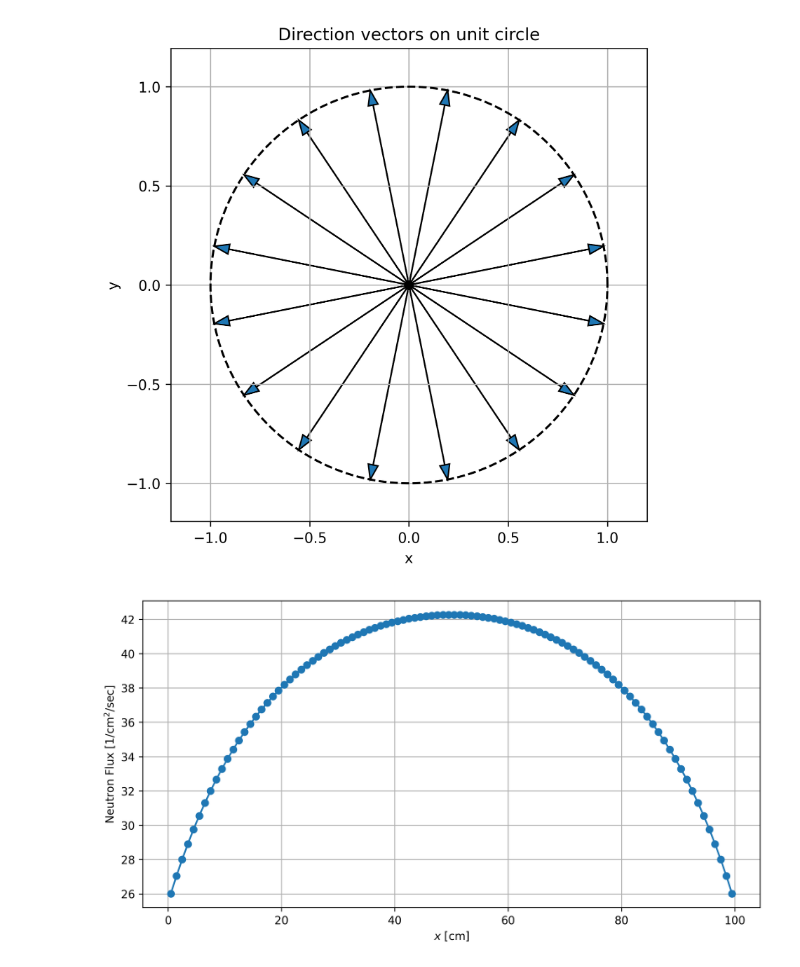
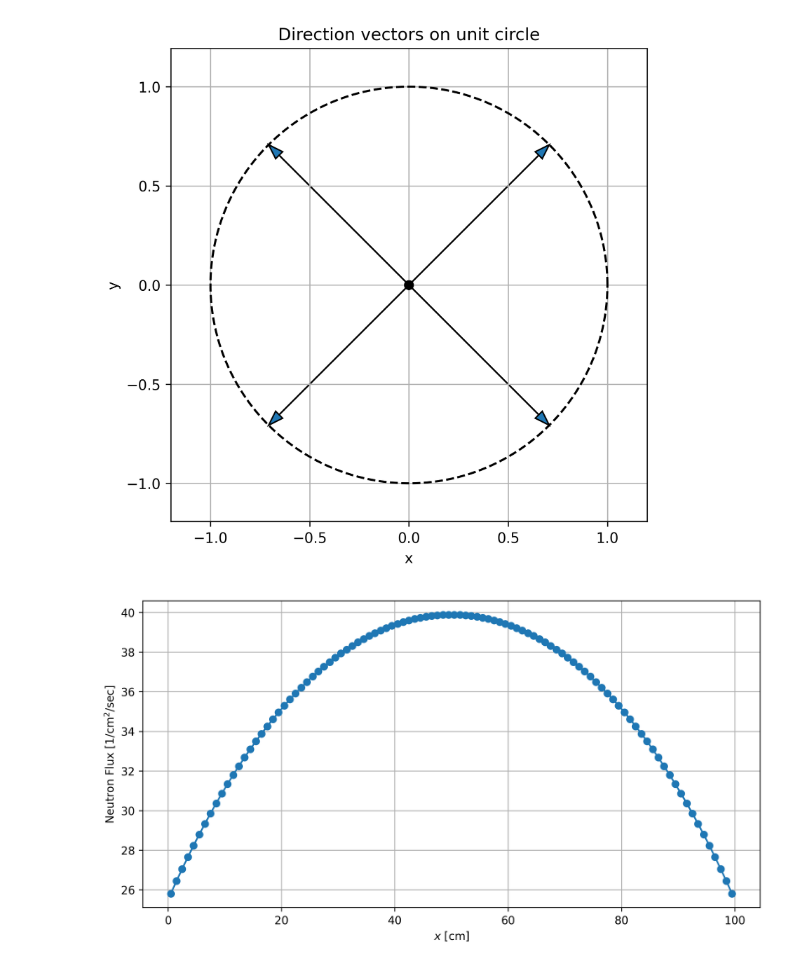
Before and after one commit to rikukasa/coding_reactor_physics, a Jupyter notebook: notebooks/wdd.ipynb, the cells around one changed output. Saved outputs shown, nothing was run; the diff lists cells and outputs as text; code cells hidden in the pictures.

```diff
--- a/notebooks/wdd.ipynb
+++ b/notebooks/wdd.ipynb
@@ -16,7 +16,7 @@ SigT = np.ones(NEL) * 0.0181
 Qm = np.ones(NEL) / (2 * np.pi)
 # %%
 # set quadrature
-NQ = 16
+NQ = 4
 dtheta = 2 * np.pi / NQ
 theta = (np.arange(NQ) + 0.5) * dtheta
 w = np.full(NQ, dtheta)
@@ -52,7 +52,7 @@ plt.ylabel("y")
 plt.title("Direction vectors on unit circle")
 plt.show()
 # %% [output]
-[figure, old version]
+[figure, new version]
 # %%
 def WDDTransportSweep(SigT, Qm, dx, w, mu):
     NX = len(dx)
@@ -85,4 +85,4 @@ def WDDTransportSweep(SigT, Qm, dx, w, mu):
 
             phi[i] += psi[m, i] * w[m]
 
-    return phi
+    return phi, psi
@@ -91,20 +89,20 @@ Phi = WDDTransportSweep(SigT, Qm, dx, w, mu)
 # %%
 import numpy as np
 import matplotlib.pyplot as plt
 
 # 要素中心座標
 NEL2COORD = np.cumsum(dx) - dx / 2
 
 # 輸送計算
-Phi = WDDTransportSweep(SigT, Qm, dx, w, mu)
+Phi, Psi = WDDTransportSweep(SigT, Qm, dx, w, mu)
 
 # プロット
 fig, ax = plt.subplots(figsize=(10, 5))
 ax.set_xlabel(r'$x$ [cm]')
 ax.set_ylabel(r'Neutron Flux [1/cm$^2$/sec]')
 ax.plot(NEL2COORD, Phi, label='WDD', marker='o')
 plt.grid(True)
 
 plt.show()
 # %% [output]
-[figure, old version]
+[figure, new version]
```
Also changed, not shown: parts of 2 cells of this notebook, 1 other file.
